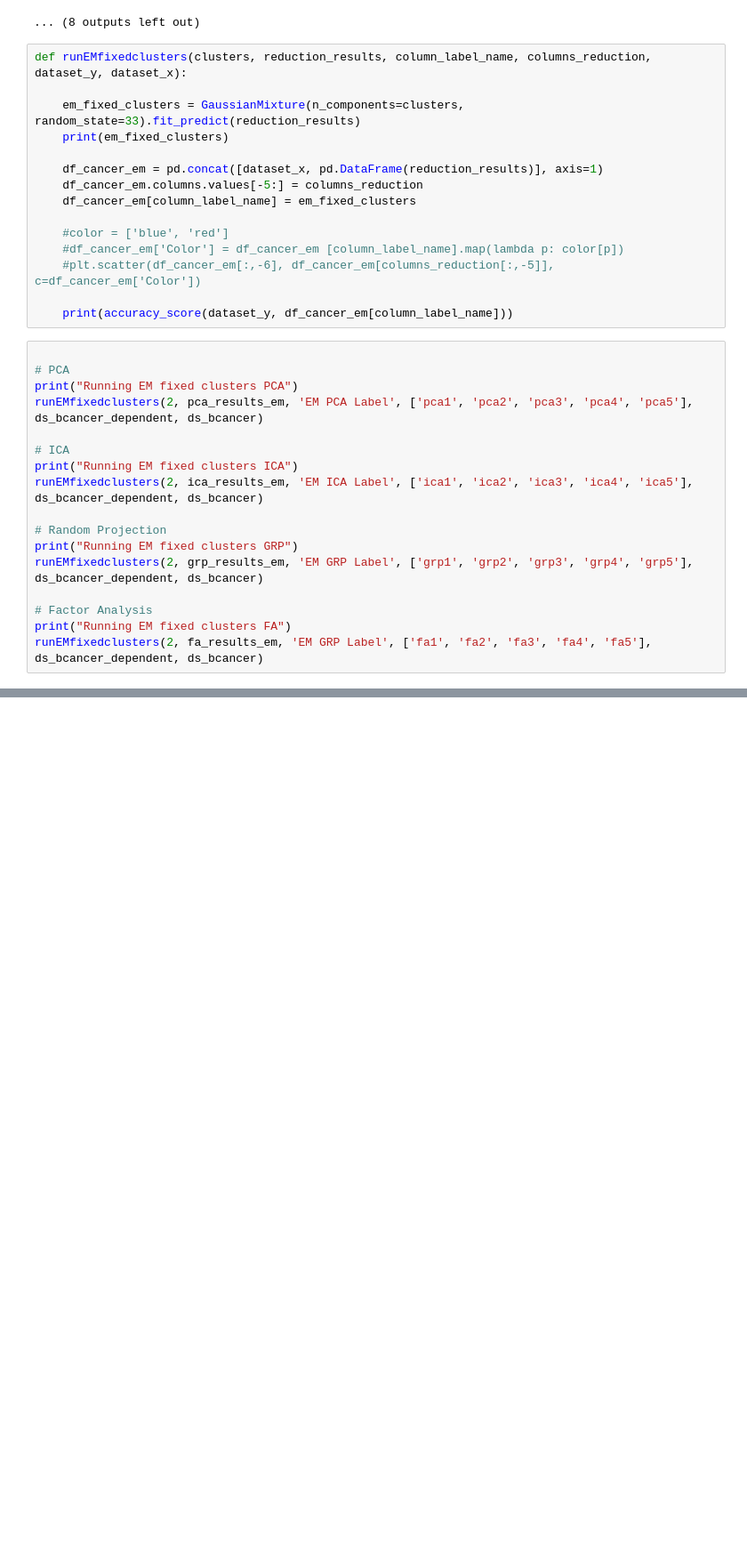
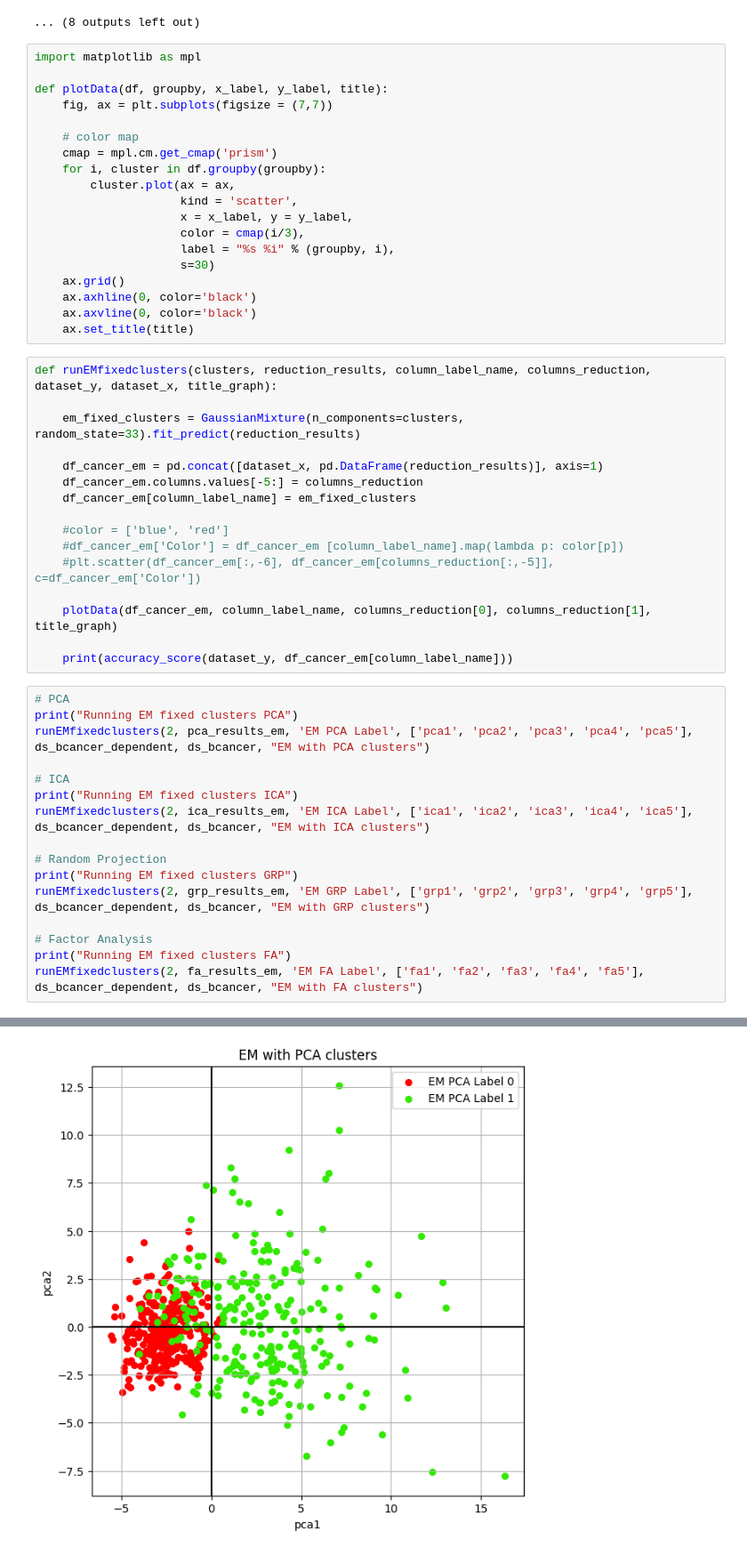
Before and after one commit to juniorq33/Machine-Learning, a Jupyter notebook: Assignment_3/unsupervised_learning_breast_cancer_ds.ipynb, the cells around one changed output, grey strips where cells are left out. Shown at 89% size. Saved outputs shown, nothing was run; the diff lists cells and outputs as text; blank space fills up the shorter version.

Commit message:
dataset 1 done + work on dataset 2

```diff
--- a/Assignment_3/unsupervised_learning_breast_cancer_ds.ipynb
+++ b/Assignment_3/unsupervised_learning_breast_cancer_ds.ipynb
@@ -873,11 +735,29 @@ Running ICA
 Running Random Projection
 [figure]
 ... (8 outputs left out)
+# %%
+import matplotlib as mpl
+
+def plotData(df, groupby, x_label, y_label, title):
+    fig, ax = plt.subplots(figsize = (7,7))
+
+    # color map
+    cmap = mpl.cm.get_cmap('prism')
+    for i, cluster in df.groupby(groupby):
+        cluster.plot(ax = ax,
+                     kind = 'scatter',
+                     x = x_label, y = y_label,
+                     color = cmap(i/3),
+                     label = "%s %i" % (groupby, i),
+                     s=30)
+    ax.grid()
+    ax.axhline(0, color='black')
+    ax.axvline(0, color='black')
+    ax.set_title(title)
 # %%
-def runEMfixedclusters(clusters, reduction_results, column_label_name, columns_reduction, dataset_y, dataset_x):
+def runEMfixedclusters(clusters, reduction_results, column_label_name, columns_reduction, dataset_y, dataset_x, title_graph):
 
     em_fixed_clusters = GaussianMixture(n_components=clusters, random_state=33).fit_predict(reduction_results)
-    print(em_fixed_clusters)
 
     df_cancer_em = pd.concat([dataset_x, pd.DataFrame(reduction_results)], axis=1)
     df_cancer_em.columns.values[-5:] = columns_reduction
@@ -887,23 +767,24 @@ def runEMfixedclusters(clusters, reduction_results, column_label_name, columns_r
     #df_cancer_em['Color'] = df_cancer_em [column_label_name].map(lambda p: color[p])
     #plt.scatter(df_cancer_em[:,-6], df_cancer_em[columns_reduction[:,-5]], c=df_cancer_em['Color'])
 
+    plotData(df_cancer_em, column_label_name, columns_reduction[0], columns_reduction[1], title_graph)
+
     print(accuracy_score(dataset_y, df_cancer_em[column_label_name]))
 # %%
-
 # PCA
 print("Running EM fixed clusters PCA")
-runEMfixedclusters(2, pca_results_em, 'EM PCA Label', ['pca1', 'pca2', 'pca3', 'pca4', 'pca5'], ds_bcancer_dependent, ds_bcancer)
+runEMfixedclusters(2, pca_results_em, 'EM PCA Label', ['pca1', 'pca2', 'pca3', 'pca4', 'pca5'], ds_bcancer_dependent, ds_bcancer, "EM with PCA clusters")
 
 # ICA
 print("Running EM fixed clusters ICA")
-runEMfixedclusters(2, ica_results_em, 'EM ICA Label', ['ica1', 'ica2', 'ica3', 'ica4', 'ica5'], ds_bcancer_dependent, ds_bcancer)
+runEMfixedclusters(2, ica_results_em, 'EM ICA Label', ['ica1', 'ica2', 'ica3', 'ica4', 'ica5'], ds_bcancer_dependent, ds_bcancer, "EM with ICA clusters")
 
 # Random Projection
 print("Running EM fixed clusters GRP")
-runEMfixedclusters(2, grp_results_em, 'EM GRP Label', ['grp1', 'grp2', 'grp3', 'grp4', 'grp5'], ds_bcancer_dependent, ds_bcancer)
+runEMfixedclusters(2, grp_results_em, 'EM GRP Label', ['grp1', 'grp2', 'grp3', 'grp4', 'grp5'], ds_bcancer_dependent, ds_bcancer, "EM with GRP clusters")
 
 # Factor Analysis
 print("Running EM fixed clusters FA")
-runEMfixedclusters(2, fa_results_em, 'EM GRP Label', ['fa1', 'fa2', 'fa3', 'fa4', 'fa5'], ds_bcancer_dependent, ds_bcancer)
+runEMfixedclusters(2, fa_results_em, 'EM FA Label', ['fa1', 'fa2', 'fa3', 'fa4', 'fa5'], ds_bcancer_dependent, ds_bcancer, "EM with FA clusters")
 # %% [output]
 Running EM fixed clusters PCA
@@ -925 +797,2 @@ Running EM fixed clusters PCA
 0.9173989455184535
+[figure, added]
```
Also changed, not shown: parts of 27 cells of this notebook, 1 other file.
